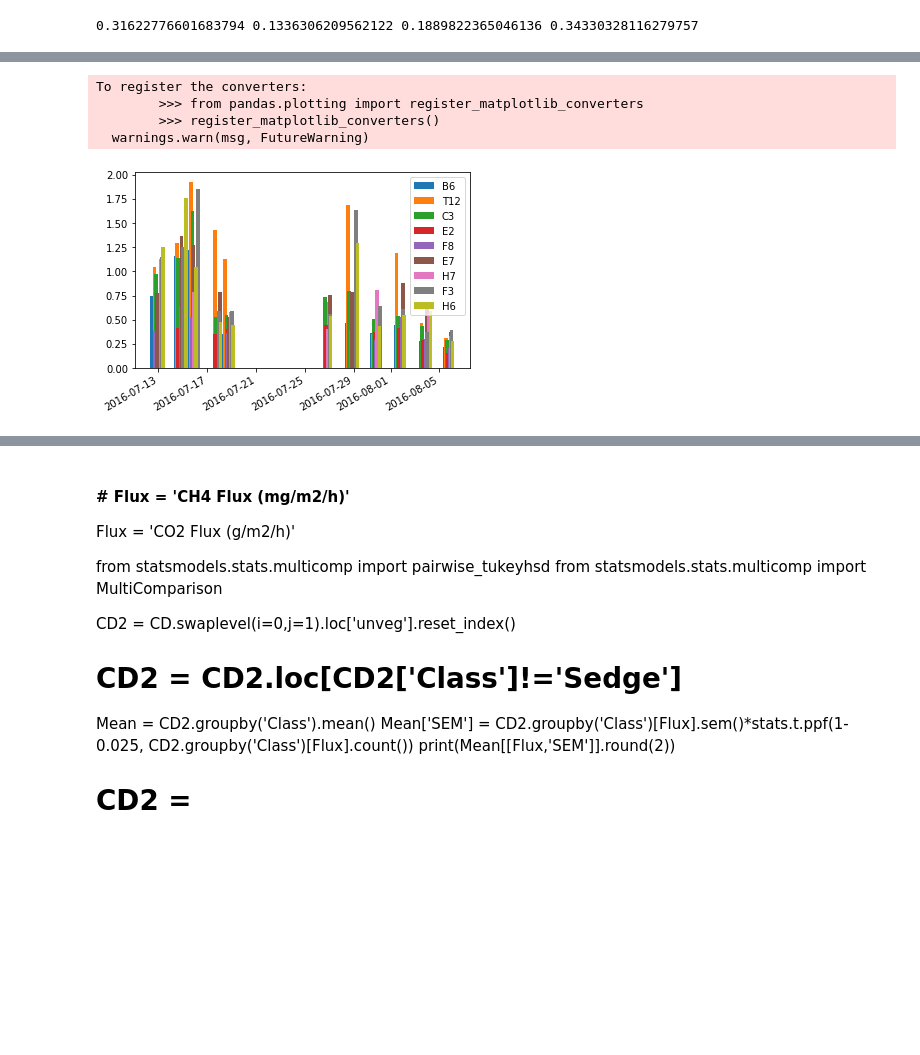
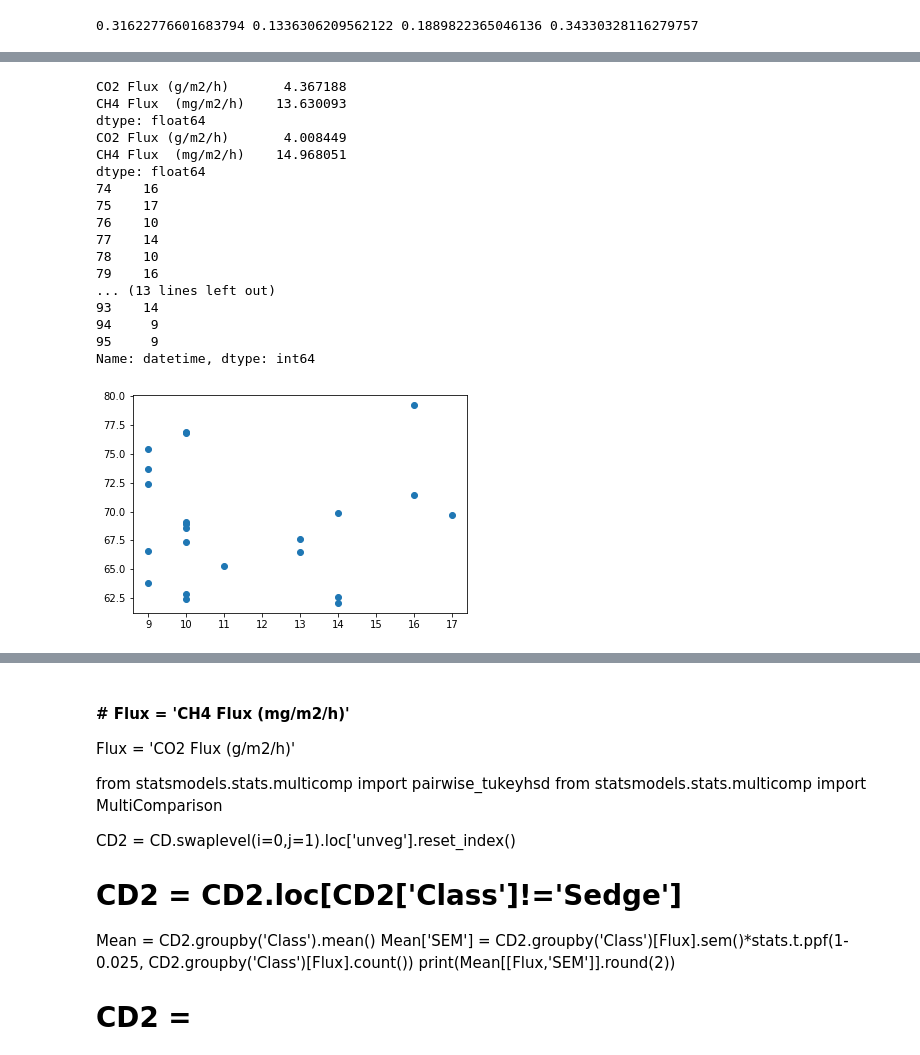
Before and after one commit to June-Skeeter/Illisarvik_Processing, a Jupyter notebook: ChamberProcessor.ipynb, the cells around one changed output, grey strips where cells are left out. Drawn from its saved outputs; the diff is of its cells as text; code cells hidden in the pictures; blank space fills up the shorter version.

```diff
--- a/ChamberProcessor.ipynb
+++ b/ChamberProcessor.ipynb
@@ -195,19 +215,48 @@ C:\Users\wesle\Illisarvik_Processing
-# %%
-import datetime
-fig = plt.figure()
-i =0
-for val in CD.index.get_level_values('Class').unique():
-    T = CD.loc[(CD.index.get_level_values('Class') ==val)&\
-                    (CD.index.get_level_values('Collar') =='veg'), [Flux,'Site']].reset_index()
-    for site in T.Site.unique():
-        P = T.loc[T.Site == site]
-        plt.bar(P.datetime+datetime.timedelta(hours=i),P[Flux],label=site,width = .3)
-        i += 2
-plt.legend()
-fig.autofmt_xdate()
-# %% [output]
-To register the converters:
-        >>> from pandas.plotting import register_matplotlib_converters
-        >>> register_matplotlib_converters()
-  warnings.warn(msg, FutureWarning)
-[figure, removed]
+# %%
+# Bukey = CD.reset_index([0,1])
+
+
+for scale in ['FPArea','BasinArea']:
+    Temp = CDMean.reset_index()
+    Fluxes = Temp.loc[(Temp['Collar']=='veg')|((Temp['Collar']=='unveg')&(Temp['Class']=='Sparse')),['Class','CO2 Flux (g/m2/h)','CH4 Flux  (mg/m2/h)']]
+
+    for f in Fluxes['Class']:
+        Fluxes.loc[Fluxes['Class']==f,['CO2 Flux (g/m2/h)','CH4 Flux  (mg/m2/h)']]*=Akey[scale][f]
+    print(Fluxes[['CO2 Flux (g/m2/h)','CH4 Flux  (mg/m2/h)']].sum()*24)#['W'])
+# # # Bukey
+# Tukey = Bukey.loc[(Bukey['Class']=='Sedge')&(Bukey['Collar']=='veg')]#.sort_values(by='datetime')
+# Tukey = Tukey.groupby('DOY').mean()
+# plt.figure()
+# plt.plot(Tukey['VWC'])
+# x2 = plt.twinx()
+# x2.plot(Tukey['soil temp'],color='red')
+# plt.figure()
+# plt.plot(Tukey['CH4 Flux  (mg/m2/h)'])
+# print(CD.groupby(''))
+stuff = CD.groupby(['Class','Collar','datetime']).mean().reset_index()
+stuff = stuff.loc[stuff['Collar']=='veg']
+stuff = stuff.loc[stuff['Class']=='Sedge']
+plt.figure()
+plt.scatter(stuff.datetime.dt.hour,stuff['VWC'])
+print(stuff.datetime.dt.hour)
+# plt.autofmt_xdate()
+# plt.xlim(stuff.datetime.min(),stuff.datetime.max())
+# %% [output]
+CO2 Flux (g/m2/h)       4.367188
+CH4 Flux  (mg/m2/h)    13.630093
+dtype: float64
+CO2 Flux (g/m2/h)       4.008449
+CH4 Flux  (mg/m2/h)    14.968051
+dtype: float64
+74    16
+75    17
+76    10
+77    14
+78    10
+79    16
+... (13 lines left out)
+93    14
+94     9
+95     9
+Name: datetime, dtype: int64
+[figure, added]
```
Also changed, not shown: parts of 6 cells of this notebook, 34 other files.
